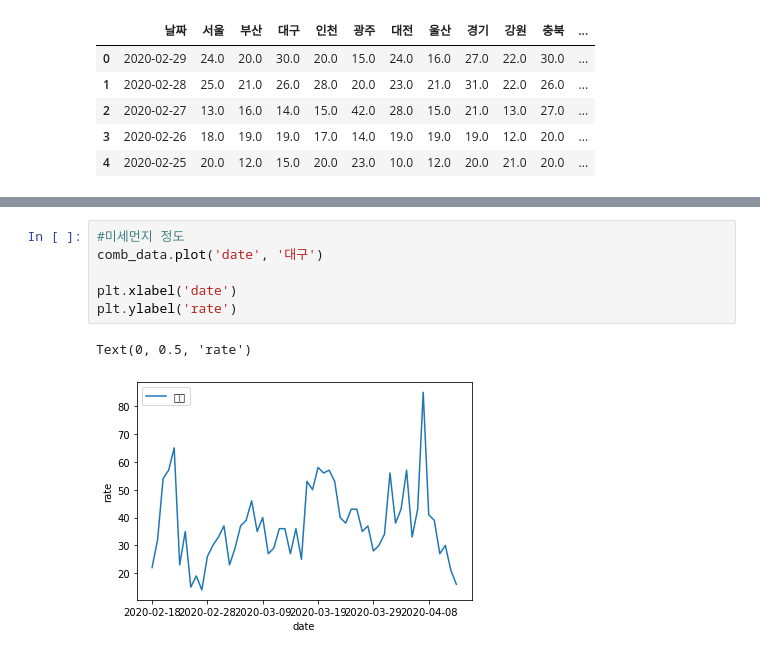
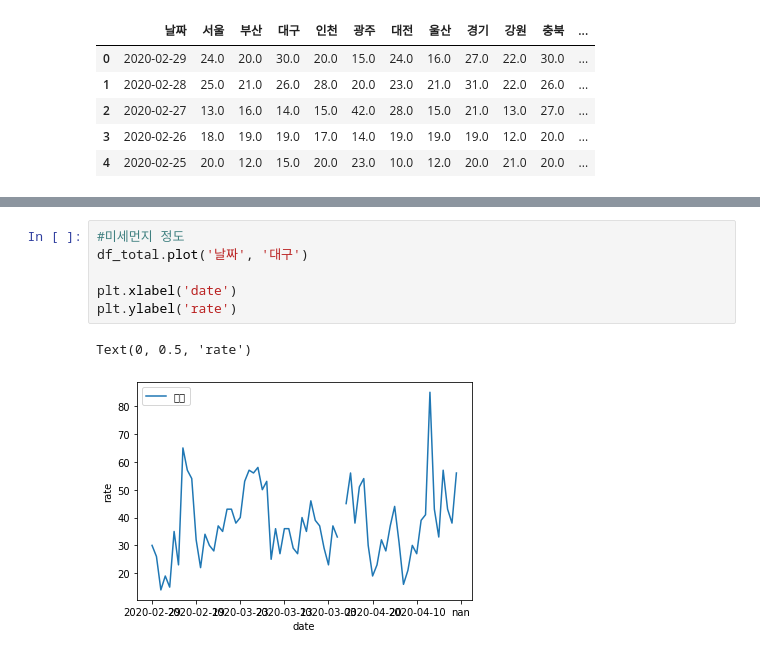
Before and after one commit to 21800040/Kwon_Jihyun, a Jupyter notebook: Deagu_PM.ipynb, the cells around one changed output, grey strips where cells are left out. Cells and saved outputs as stored; diff of their text form.

```diff
--- a/Deagu_PM.ipynb
+++ b/Deagu_PM.ipynb
@@ -176,12 +165,12 @@ fix_comb_data.head(10)
 # %%
 #미세먼지 정도
-comb_data.plot('date', '대구')
+df_total.plot('날짜', '대구')
 
 plt.xlabel('date')
 plt.ylabel('rate')
 # %% [output]
 Text(0, 0.5, 'rate')
-[figure, old version]
+[figure, new version]
 # %%
 '''
 #공기상태 수치와 확진자수를 날짜별로 같이 합친 데이터로 그래프 그리기
```
Also changed, not shown: parts of 9 cells of this notebook.
